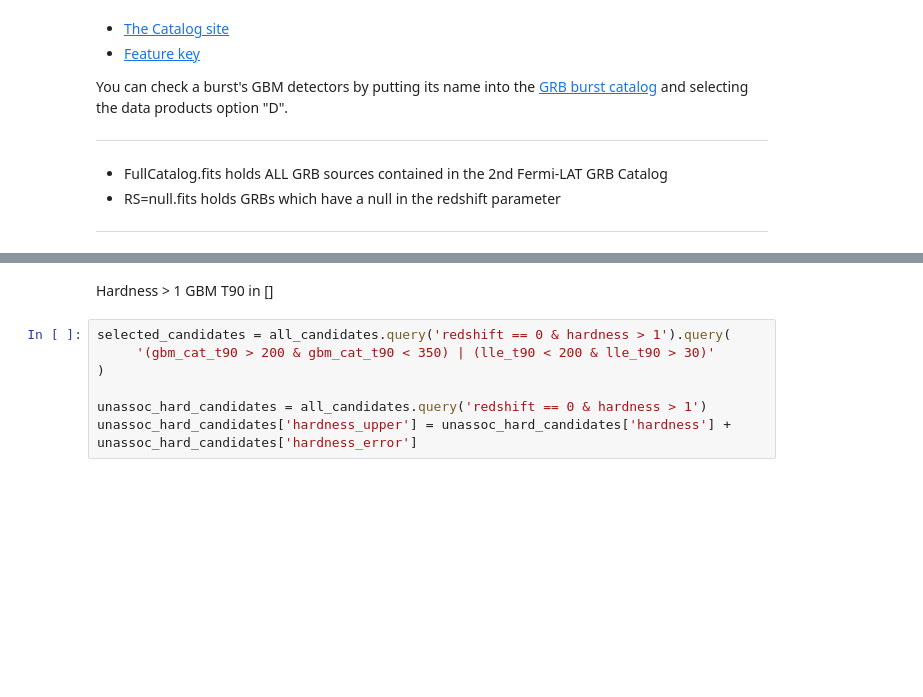
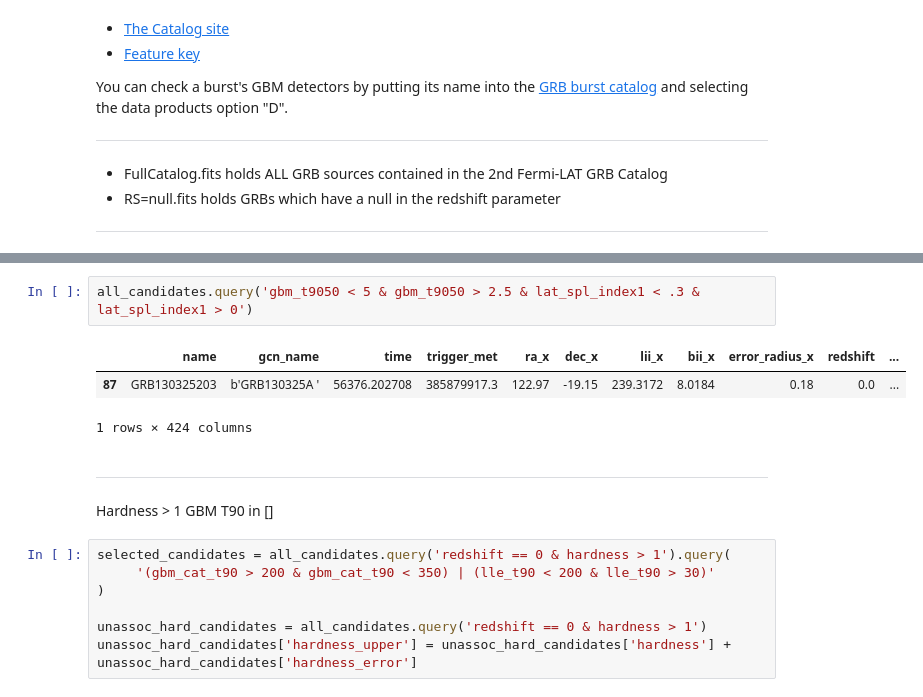
Before and after one commit to xboluna/Research, a Jupyter notebook: BHRad/GBM_Catalog_Searching/Widened_GRB_search.ipynb, the cells around one changed output, grey strips where cells are left out. Cells and saved outputs as stored; diff of their text form; blank space fills up the shorter version.

```diff
--- a/BHRad/GBM_Catalog_Searching/1e2s_GRB_search.ipynb
+++ b/BHRad/GBM_Catalog_Searching/Widened_GRB_search.ipynb
@@ -104,4 +237,12 @@ all_candidates.T.tail(8).T.describe()
+# %%
+all_candidates.query('gbm_t9050 < 5 & gbm_t9050 > 2.5 & lat_spl_index1 < .3 & lat_spl_index1 > 0')
+# %% [output]
+|  | name | gcn_name | time | trigger_met | ra_x | dec_x | lii_x | bii_x | error_radius_x | redshift | ... |
+| 87 | GRB130325203 | b'GRB130325A ' | 56376.202708 | 385879917.3 | 122.97 | -19.15 | 239.3172 | 8.0184 | 0.18 | 0.0 | ... |
+1 rows × 424 columns
 # %% [markdown]
+------
+
 Hardness > 1
 GBM T90 in []
 # %%
```
Also changed, not shown: parts of 8 cells of this notebook, 8 other files.
